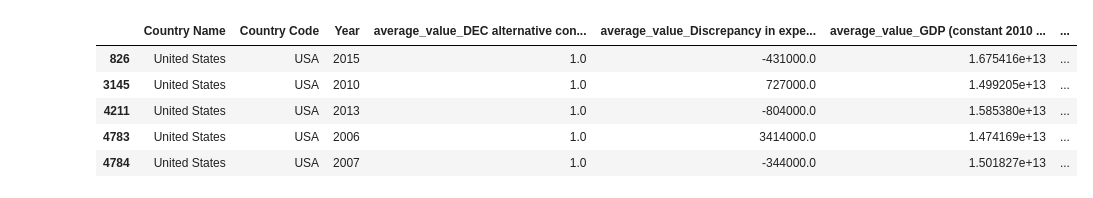
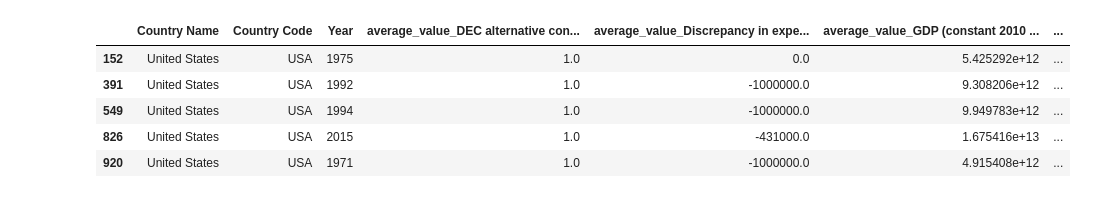
Before and after one commit to vdanielb/groceryDB-visualizations, a Jupyter notebook: Proj_2/Viz.ipynb, the cells around one changed output. Cells and saved outputs as stored; diff of their text form; code cells hidden in the pictures.

```diff
--- a/Proj_2/Viz.ipynb
+++ b/Proj_2/Viz.ipynb
@@ -68,11 +8,11 @@ Index(['Country Name', 'Country Code', 'Year',
 # %%
 economy = pd.read_csv('data/economy-and-growth.csv')
-US_economy = economy[(economy['Country Name']=='United States') & (economy['Year']>=2000)]
+US_economy = economy[(economy['Country Name']=='United States')]
 US_economy.head()
 # %% [output]
 |  | Country Name | Country Code | Year | average_value_DEC alternative con... | average_value_Discrepancy in expe... | average_value_GDP (constant 2010 ... | ... |
+| 152 | United States | USA | 1975 | 1.0 | 0.0 | 5.425292e+12 | ... |
+| 391 | United States | USA | 1992 | 1.0 | -1000000.0 | 9.308206e+12 | ... |
+| 549 | United States | USA | 1994 | 1.0 | -1000000.0 | 9.949783e+12 | ... |
 | 826 | United States | USA | 2015 | 1.0 | -431000.0 | 1.675416e+13 | ... |
-| 3145 | United States | USA | 2010 | 1.0 | 727000.0 | 1.499205e+13 | ... |
-| 4211 | United States | USA | 2013 | 1.0 | -804000.0 | 1.585380e+13 | ... |
-| 4783 | United States | USA | 2006 | 1.0 | 3414000.0 | 1.474169e+13 | ... |
-| 4784 | United States | USA | 2007 | 1.0 | -344000.0 | 1.501827e+13 | ... |
+| 920 | United States | USA | 1971 | 1.0 | -1000000.0 | 4.915408e+12 | ... |
```
Also changed, not shown: parts of 24 cells of this notebook, 5 other files.
